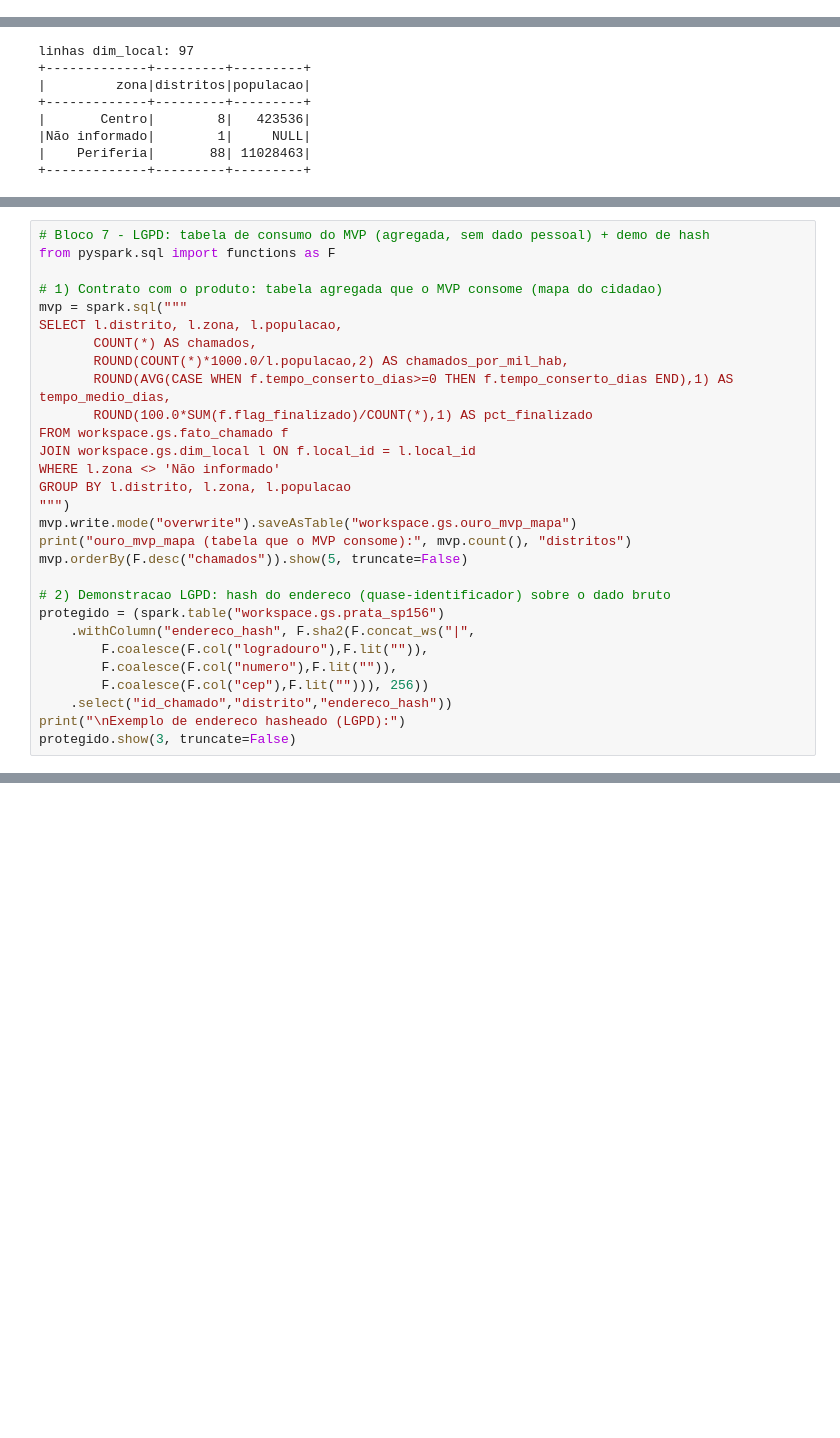
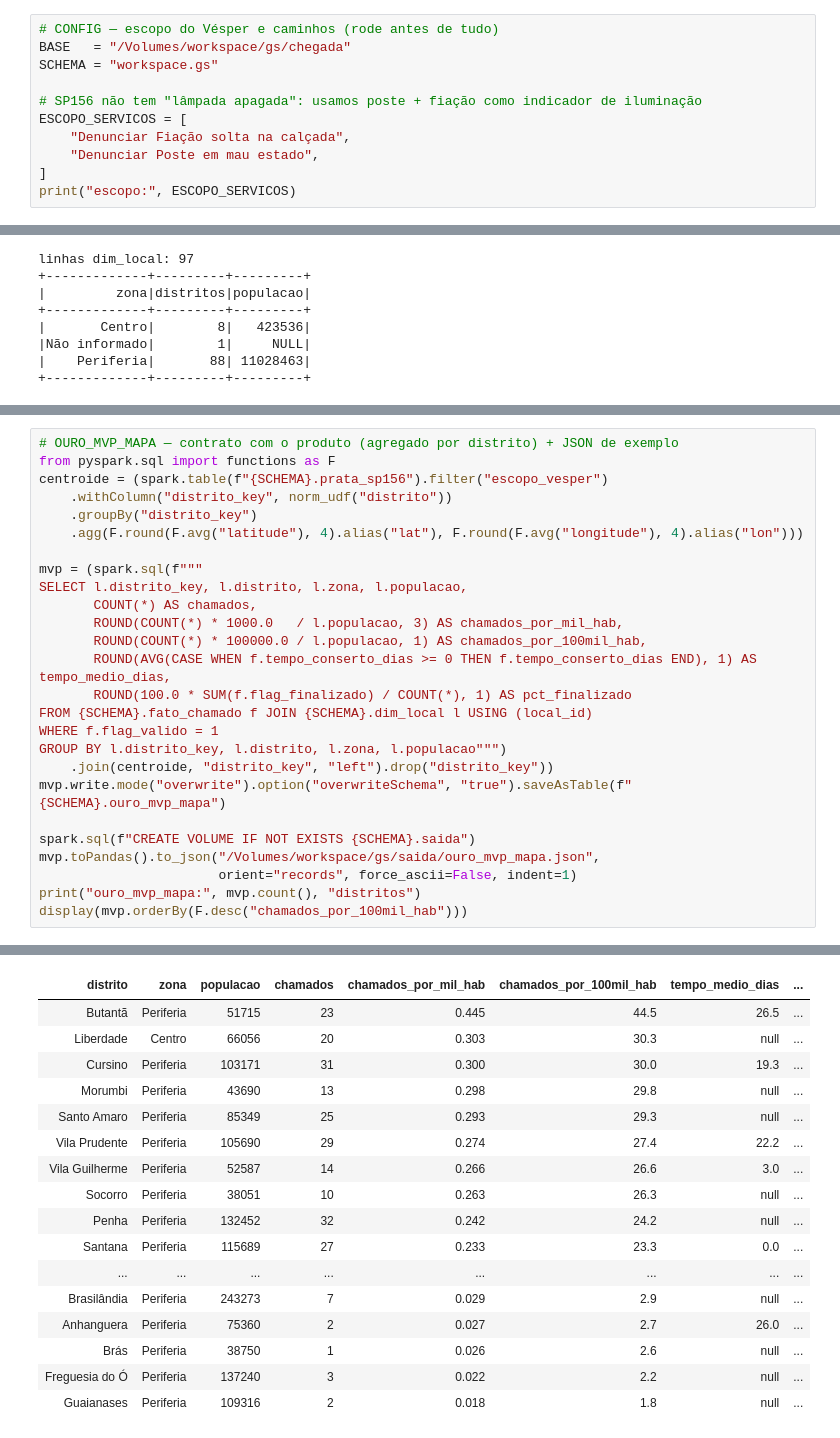
Before and after one commit to guilhermedaher10/Global-Solution_CitzenTech_2026, a Jupyter notebook: 02-big-data/databricks/gs_pipeline.ipynb, the cells around one changed output, grey strips where cells are left out. Cells and saved outputs as stored; diff of their text form; blank space fills up the shorter version.

```diff
--- a/02-big-data/databricks/gs_pipeline.ipynb
+++ b/02-big-data/databricks/gs_pipeline.ipynb
@@ -137,0 +17,11 @@ R3 | status + distrito preenchidos :  264195 ok |   12814 falha
+# %%
+# CONFIG — escopo do Vésper e caminhos (rode antes de tudo)
+BASE   = "/Volumes/workspace/gs/chegada"
+SCHEMA = "workspace.gs"
+
+# SP156 não tem "lâmpada apagada": usamos poste + fiação como indicador de iluminação
+ESCOPO_SERVICOS = [
+    "Denunciar Fiação solta na calçada",
+    "Denunciar Poste em mau estado",
+]
+print("escopo:", ESCOPO_SERVICOS)
@@ -386,30 +461,27 @@ A Ouro entrega **agregados por distrito** (não o indivíduo). O SP156 não traz
 # %%
-# Bloco 7 - LGPD: tabela de consumo do MVP (agregada, sem dado pessoal) + demo de hash
+# OURO_MVP_MAPA — contrato com o produto (agregado por distrito) + JSON de exemplo
 from pyspark.sql import functions as F
+centroide = (spark.table(f"{SCHEMA}.prata_sp156").filter("escopo_vesper")
+    .withColumn("distrito_key", norm_udf("distrito"))
+    .groupBy("distrito_key")
+    .agg(F.round(F.avg("latitude"), 4).alias("lat"), F.round(F.avg("longitude"), 4).alias("lon")))
 
-# 1) Contrato com o produto: tabela agregada que o MVP consome (mapa do cidadao)
-mvp = spark.sql("""
-SELECT l.distrito, l.zona, l.populacao,
+mvp = (spark.sql(f"""
+SELECT l.distrito_key, l.distrito, l.zona, l.populacao,
        COUNT(*) AS chamados,
-       ROUND(COUNT(*)*1000.0/l.populacao,2) AS chamados_por_mil_hab,
-       ROUND(AVG(CASE WHEN f.tempo_conserto_dias>=0 THEN f.tempo_conserto_dias END),1) AS tempo_medio_dias,
-       ROUND(100.0*SUM(f.flag_finalizado)/COUNT(*),1) AS pct_finalizado
-FROM workspace.gs.fato_chamado f
-JOIN workspace.gs.dim_local l ON f.local_id = l.local_id
-WHERE l.zona <> 'Não informado'
-GROUP BY l.distrito, l.zona, l.populacao
-""")
-mvp.write.mode("overwrite").saveAsTable("workspace.gs.ouro_mvp_mapa")
-print("ouro_mvp_mapa (tabela que o MVP consome):", mvp.count(), "distritos")
-mvp.orderBy(F.desc("chamados")).show(5, truncate=False)
+       ROUND(COUNT(*) * 1000.0   / l.populacao, 3) AS chamados_por_mil_hab,
+       ROUND(COUNT(*) * 100000.0 / l.populacao, 1) AS chamados_por_100mil_hab,
+       ROUND(AVG(CASE WHEN f.tempo_conserto_dias >= 0 THEN f.tempo_conserto_dias END), 1) AS tempo_medio_dias,
+       ROUND(100.0 * SUM(f.flag_finalizado) / COUNT(*), 1) AS pct_finalizado
+FROM {SCHEMA}.fato_chamado f JOIN {SCHEMA}.dim_local l USING (local_id)
+WHERE f.flag_valido = 1
+GROUP BY l.distrito_key, l.distrito, l.zona, l.populacao""")
+    .join(centroide, "distrito_key", "left").drop("distrito_key"))
+mvp.write.mode("overwrite").option("overwriteSchema", "true").saveAsTable(f"{SCHEMA}.ouro_mvp_mapa")
 
-# 2) Demonstracao LGPD: hash do endereco (quase-identificador) sobre o dado bruto
-protegido = (spark.table("workspace.gs.prata_sp156")
-    .withColumn("endereco_hash", F.sha2(F.concat_ws("|",
-        F.coalesce(F.col("logradouro"),F.lit("")),
-        F.coalesce(F.col("numero"),F.lit("")),
-        F.coalesce(F.col("cep"),F.lit(""))), 256))
-    .select("id_chamado","distrito","endereco_hash"))
-print("\nExemplo de endereco hasheado (LGPD):")
-protegido.show(3, truncate=False)
+spark.sql(f"CREATE VOLUME IF NOT EXISTS {SCHEMA}.saida")
+mvp.toPandas().to_json("/Volumes/workspace/gs/saida/ouro_mvp_mapa.json",
+                       orient="records", force_ascii=False, indent=1)
+print("ouro_mvp_mapa:", mvp.count(), "distritos")
+display(mvp.orderBy(F.desc("chamados_por_100mil_hab")))
 # %% [output]
@@ -432,0 +489,17 @@ only showing top 3 rows
+| distrito | zona | populacao | chamados | chamados_por_mil_hab | chamados_por_100mil_hab | tempo_medio_dias | ... |
+| Butantã | Periferia | 51715 | 23 | 0.445 | 44.5 | 26.5 | ... |
+| Liberdade | Centro | 66056 | 20 | 0.303 | 30.3 | null | ... |
+| Cursino | Periferia | 103171 | 31 | 0.300 | 30.0 | 19.3 | ... |
+| Morumbi | Periferia | 43690 | 13 | 0.298 | 29.8 | null | ... |
+| Santo Amaro | Periferia | 85349 | 25 | 0.293 | 29.3 | null | ... |
+| Vila Prudente | Periferia | 105690 | 29 | 0.274 | 27.4 | 22.2 | ... |
+| Vila Guilherme | Periferia | 52587 | 14 | 0.266 | 26.6 | 3.0 | ... |
+| Socorro | Periferia | 38051 | 10 | 0.263 | 26.3 | null | ... |
+| Penha | Periferia | 132452 | 32 | 0.242 | 24.2 | null | ... |
+| Santana | Periferia | 115689 | 27 | 0.233 | 23.3 | 0.0 | ... |
+| ... | ... | ... | ... | ... | ... | ... | ... |
+| Brasilândia | Periferia | 243273 | 7 | 0.029 | 2.9 | null | ... |
+| Anhanguera | Periferia | 75360 | 2 | 0.027 | 2.7 | 26.0 | ... |
+| Brás | Periferia | 38750 | 1 | 0.026 | 2.6 | null | ... |
+| Freguesia do Ó | Periferia | 137240 | 3 | 0.022 | 2.2 | null | ... |
+| Guaianases | Periferia | 109316 | 2 | 0.018 | 1.8 | null | ... |
```
Also changed, not shown: parts of 31 cells of this notebook, 5 other files.
